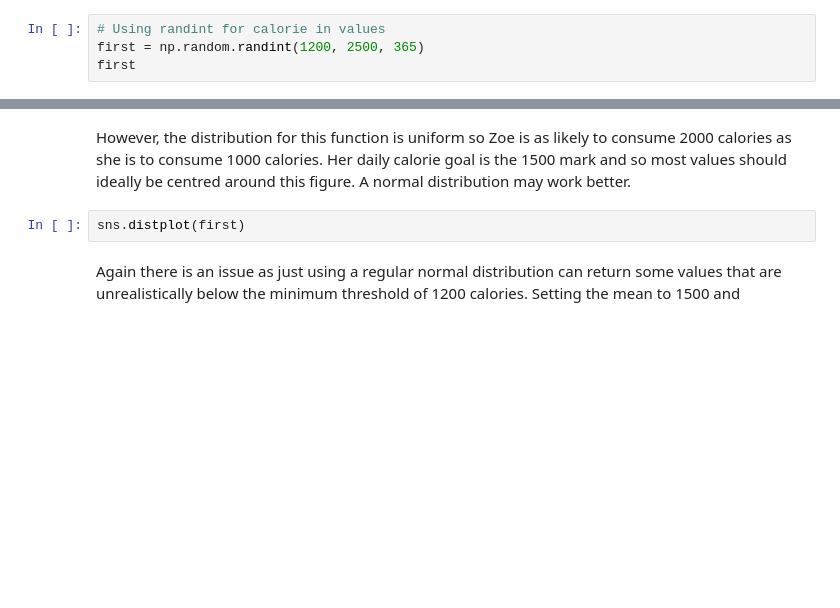
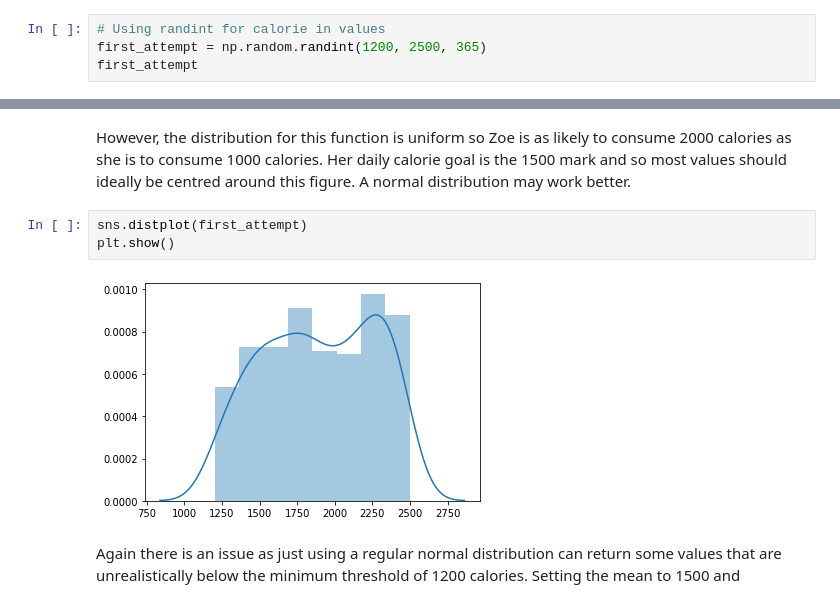
Before and after one commit to jennifer-ryan/data-set-simulation, a Jupyter notebook: Dataset Simulation.ipynb, the cells around one changed output, grey strips where cells are left out. Cells and saved outputs as stored; diff of their text form; blank space fills up the shorter version.

```diff
--- a/Dataset Simulation.ipynb
+++ b/Dataset Simulation.ipynb
@@ -172,5 +170,5 @@ Zoe aims to lose the weight slowly and in a sustainable manner and so follows th
 The randint function allows me to set minimum and maximum calorie values and was my first thought when trying to come up with a suitable function. As can be seen below, it returns 365 integer values that could potentially be used as calorie measurements.
 # %%
 # Using randint for calorie in values
-first = np.random.randint(1200, 2500, 365)
-first
+first_attempt = np.random.randint(1200, 2500, 365)
+first_attempt
@@ -177,7 +193,10 @@ first
 # %% [markdown]
 However, the distribution for this function is uniform so Zoe is as likely to consume 2000 calories as she is to consume 1000 calories. Her daily calorie goal is the 1500 mark and so most values should ideally be centred around this figure. A normal distribution may work better.
 # %%
-sns.distplot(first)
+sns.distplot(first_attempt)
+plt.show()
+# %% [output]
+[figure, added]
 # %% [markdown]
 Again there is an issue as just using a regular normal distribution can return some values that are unrealistically below the minimum threshold of 1200 calories. Setting the mean to 1500 and
 # %%
```
Also changed, not shown: parts of 24 cells of this notebook.
